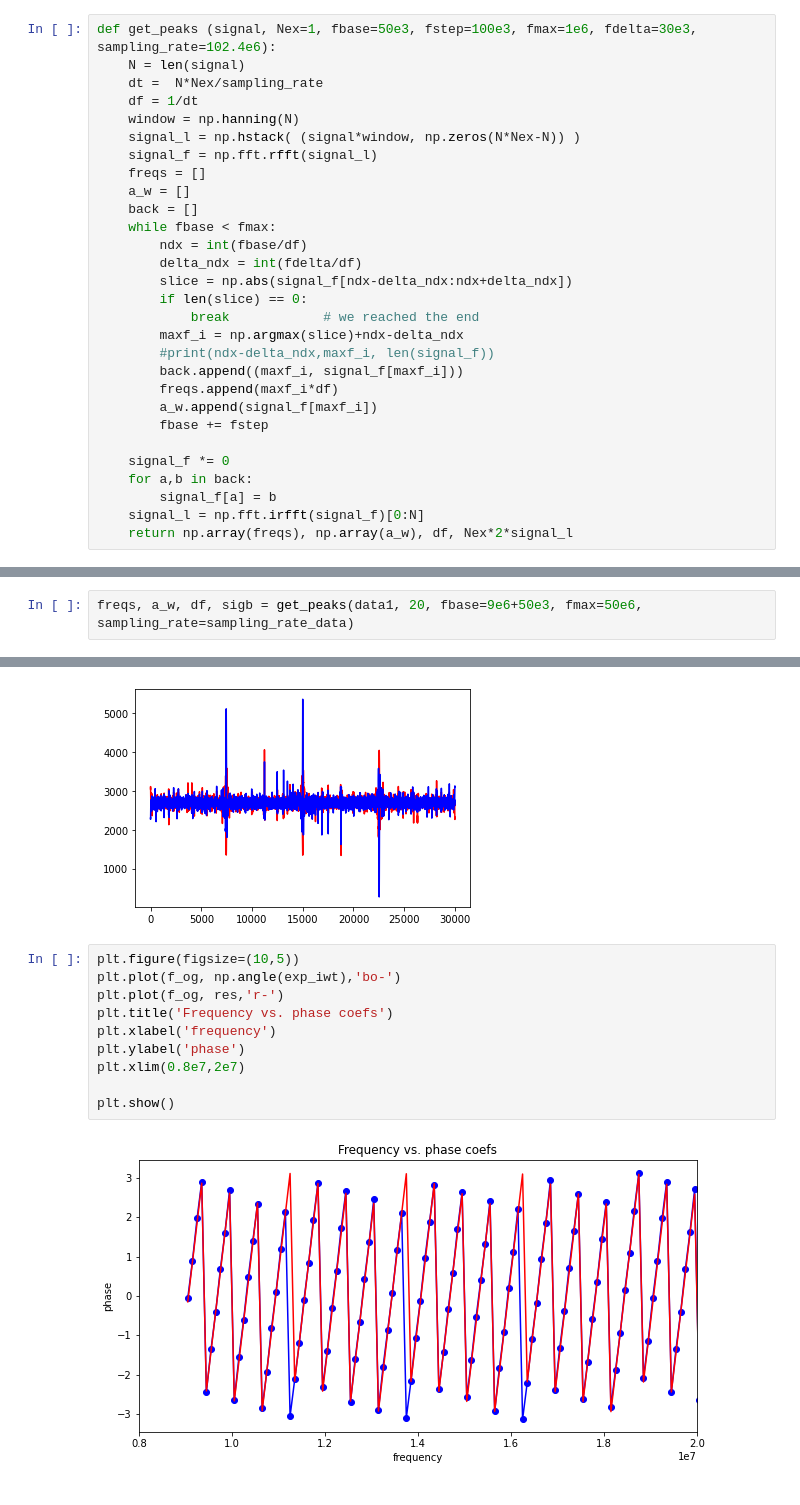
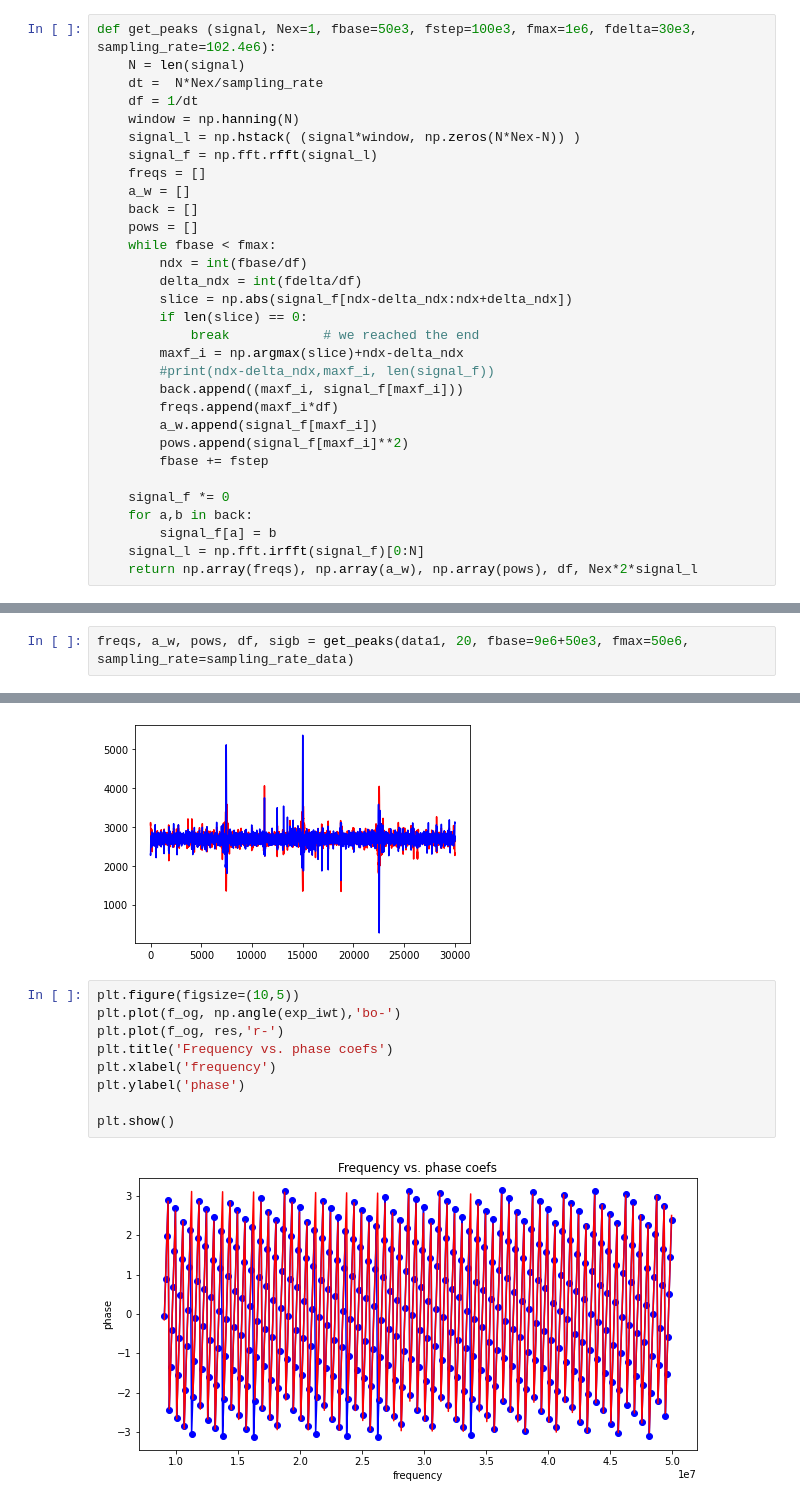
Before and after one commit to lusee-night/notebooks, a Jupyter notebook: calibrator/low_mem_plots/lmp_m1200ms.ipynb, the cells around one changed output, grey strips where cells are left out. Saved outputs shown, nothing was run; the diff lists cells and outputs as text.

Commit message:
updated plots and drift adjustment

```diff
--- a/calibrator/low_mem_plots/lmp_m1200ms.ipynb
+++ b/calibrator/low_mem_plots/lmp_m1200ms.ipynb
@@ -37,6 +37,7 @@ def get_peaks (signal, Nex=1, fbase=50e3, fstep=100e3, fmax=1e6, fdelta=30e3, sa
     freqs = []
     a_w = []
     back = []
+    pows = []
     while fbase < fmax:
         ndx = int(fbase/df)
         delta_ndx = int(fdelta/df)
@@ -48,13 +49,14 @@ def get_peaks (signal, Nex=1, fbase=50e3, fstep=100e3, fmax=1e6, fdelta=30e3, sa
         back.append((maxf_i, signal_f[maxf_i]))
         freqs.append(maxf_i*df)
         a_w.append(signal_f[maxf_i])
+        pows.append(signal_f[maxf_i]**2)
         fbase += fstep
 
     signal_f *= 0
     for a,b in back:
         signal_f[a] = b
     signal_l = np.fft.irfft(signal_f)[0:N]
-    return np.array(freqs), np.array(a_w), df, Nex*2*signal_l
+    return np.array(freqs), np.array(a_w), np.array(pows), df, Nex*2*signal_l
 # %%
 def wrap_phase(x):
     return x-(np.round(x/2/np.pi))*2*np.pi
@@ -79,4 +81,4 @@ def find_dt(f_og, exp_iwt):
 
     return bestdt, pred(bestdt,ofs),ofs
 # %%
-freqs, a_w, df, sigb = get_peaks(data1, 20, fbase=9e6+50e3, fmax=50e6, sampling_rate=sampling_rate_data)
+freqs, a_w, pows, df, sigb = get_peaks(data1, 20, fbase=9e6+50e3, fmax=50e6, sampling_rate=sampling_rate_data)
@@ -97,12 +104,11 @@ offset: 3.141592653589793
 # %%
 plt.figure(figsize=(10,5))
 plt.plot(f_og, np.angle(exp_iwt),'bo-')
 plt.plot(f_og, res,'r-')
 plt.title('Frequency vs. phase coefs')
 plt.xlabel('frequency')
 plt.ylabel('phase')
-plt.xlim(0.8e7,2e7)
 
 plt.show()
 # %% [output]
-[figure, old version]
+[figure, new version]
```
Also changed, not shown: parts of 4 cells of this notebook, 7 other files.
